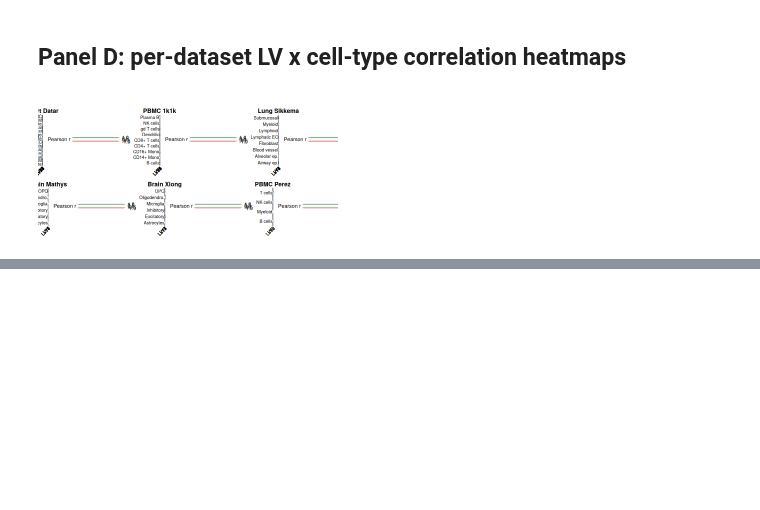
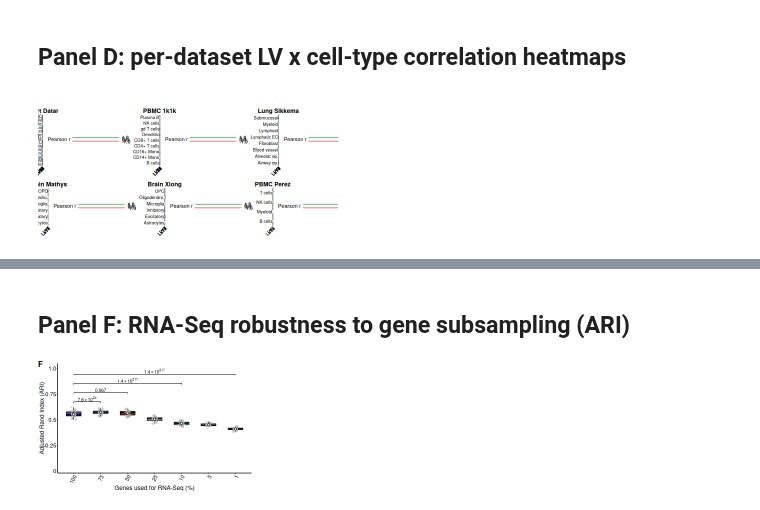
Before and after one commit to pivlab/clamp-analyses, a Jupyter notebook: nbs/99_panels/supp1.executed.ipynb, the cells around one changed output, grey strips where cells are left out. Cells and saved outputs as stored; diff of their text form; code cells hidden in the pictures; blank space fills up the shorter version.

```diff
--- a/nbs/99_panels/supp1.executed.ipynb
+++ b/nbs/99_panels/supp1.executed.ipynb
@@ -722,0 +616,61 @@ output directory: output/99_panels/supp1
+# %% [markdown]
+## Panel F: RNA-Seq robustness to gene subsampling (ARI)
+# %%
+gene_frac_ari         <- fread(snakemake@input[["gene_fraction_ari_data"]])
+gene_frac_comparisons <- fread(snakemake@input[["gene_fraction_ari_comparisons"]])
+stopifnot(all(c("fraction", "ari") %in% names(gene_frac_ari)))
+stopifnot(all(c("a", "b", "q") %in% names(gene_frac_comparisons)))
+
+FRACTION_LEVELS <- c("100%", "75%", "50%", "25%", "10%", "5%", "1%")
+FRACTION_TICKS  <- sub("%$", "", FRACTION_LEVELS)
+gene_frac_ari[, fraction := factor(fraction, levels = FRACTION_LEVELS)]
+stopifnot(!anyNA(gene_frac_ari$fraction))
+
+FRACTION_COLORS <- unlist(cfg$RNASEQ_FRACTION_COLORS)[FRACTION_LEVELS]
+
+mean_df_genefrac <- gene_frac_ari[, .(mean_ari = mean(ari, na.rm = TRUE),
+                                      max_ari  = max(ari, na.rm = TRUE)), by = fraction]
+
+GENEFRAC_SHOWN <- c("75%", "50%", "10%", "1%")
+comp_genefrac  <- gene_frac_comparisons[a == "100%" & b %in% GENEFRAC_SHOWN]
+stopifnot(nrow(comp_genefrac) == length(GENEFRAC_SHOWN))
+
+xpos_genefrac  <- setNames(seq_along(FRACTION_LEVELS), FRACTION_LEVELS)
+comp_genefrac  <- assign_bracket_tiers(comp_genefrac, xpos_genefrac)
+
+y_base_genefrac <- max(mean_df_genefrac$max_ari) + 0.04
+y_step_genefrac <- 0.090
+h_genefrac      <- 0.012
+y_max_genefrac  <- y_base_genefrac + (max(comp_genefrac$tier) - 1) * y_step_genefrac +
+                   h_genefrac + 0.085
+
+panel_F <- ggplot(gene_frac_ari, aes(fraction, ari, fill = fraction)) +
+  geom_boxplot(width = 0.55, outlier.shape = NA, colour = "black",
+               linewidth = 0.25, alpha = 0.85) +
+  geom_jitter(width = 0.10, size = 0.3, shape = 21, fill = "white",
+              colour = "#333333", stroke = 0.12, alpha = 0.75) +
+  geom_point(data = mean_df_genefrac, aes(x = fraction, y = mean_ari), shape = 23,
+             size = 1.1, fill = "white", colour = "black", stroke = 0.3,
+             inherit.aes = FALSE) +
+  scale_fill_manual(values = FRACTION_COLORS, na.value = "grey70") +
+  scale_x_discrete(labels = setNames(FRACTION_TICKS, FRACTION_LEVELS)) +
+  scale_y_continuous(breaks = seq(0, 1, 0.25),
+                     labels = c("0", "0.25", "0.5", "0.75", "1.0"),
+                     expand = expansion(mult = c(0.02, 0.02))) +
+  coord_cartesian(ylim = c(0, y_max_genefrac), clip = "on") +
+  labs(x = "Genes used for RNA-Seq (%)", y = "Adjusted Rand Index (ARI)") +
+  theme_nature_methods(grid = "none") +
+  theme(legend.position = "none",
+        axis.text.x = element_text(angle = 60, hjust = 1, vjust = 1, size = FS_LEGEND_TITLE),
+        axis.title.y = element_text(angle = 90, margin = margin(r = 0.3)),
+        plot.margin = margin(1, 1, 1, 0.3, "mm"))
+
+panel_F <- add_brackets(panel_F, comp_genefrac,
+                        y_base = y_base_genefrac, y_step = y_step_genefrac, h = h_genefrac,
+                        size = pt_mm(FS_HEAT_LABEL_H))
+panel_F <- add_overlay_tag(panel_F, "F")
+
+options(repr.plot.width = 3.6, repr.plot.height = 2.2)
+print(panel_F)
+# %% [output]
+[figure, added]
```
Also changed, not shown: parts of 15 cells of this notebook, 3 other files.
